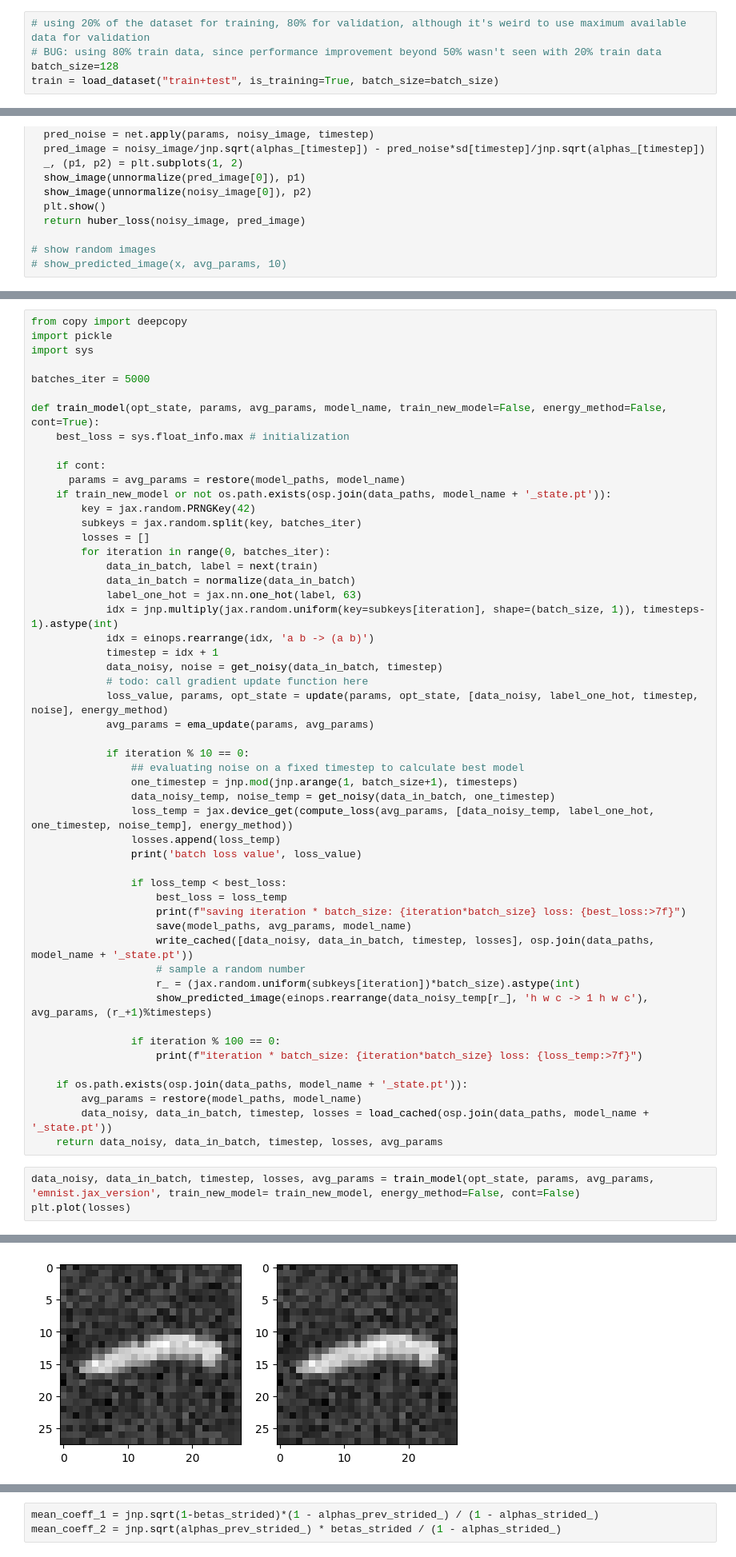
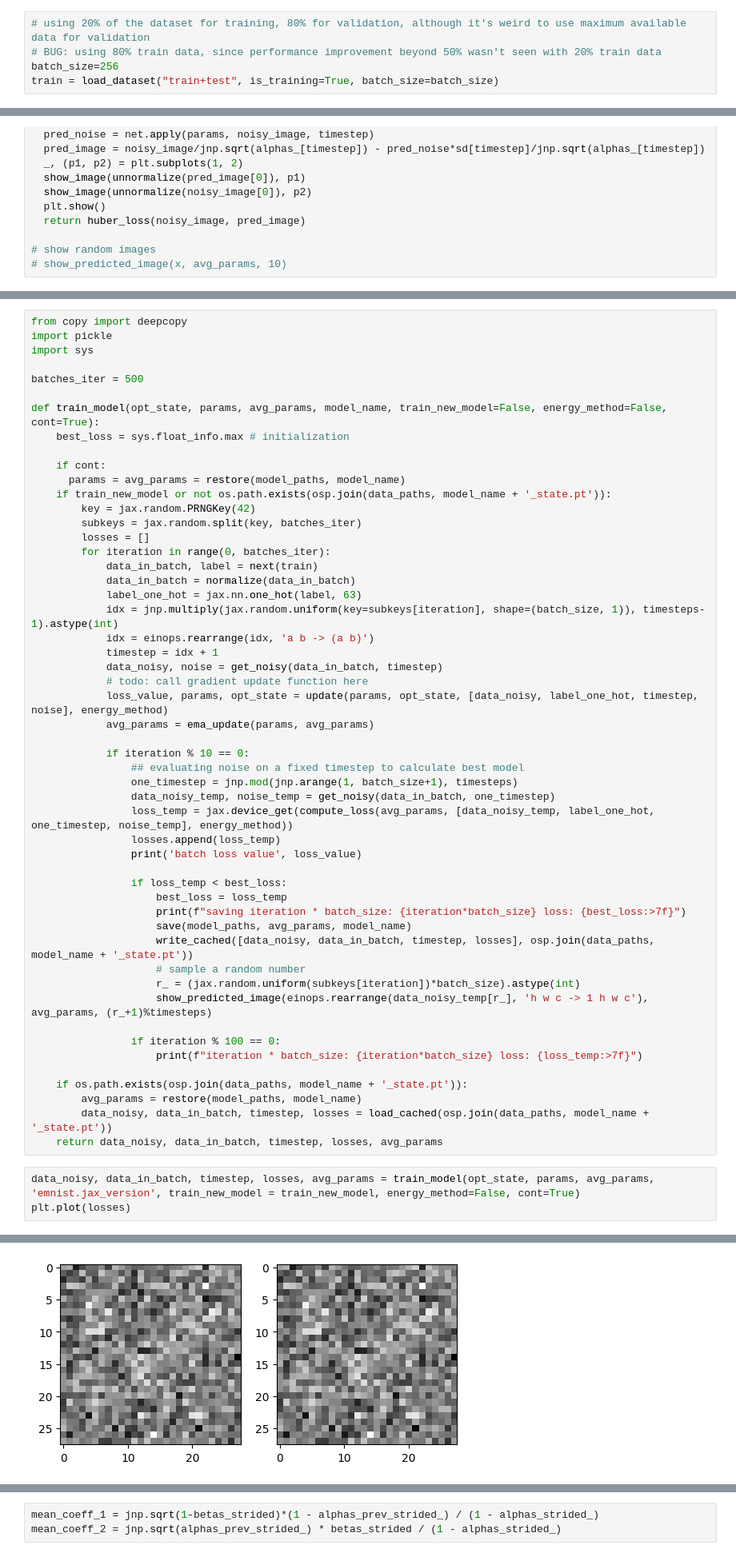
Before and after one commit to varun-ml/diffusion-models-tutorial, a Jupyter notebook: 5.EMNIST.diffusion_model.ipynb, the cells around one changed output, grey strips where cells are left out. Shown at 80% size. Drawn from its saved outputs; the diff is of its cells as text.

Commit message:
updating the emnist script

```diff
--- a/5.EMNIST.diffusion_model.ipynb
+++ b/5.EMNIST.diffusion_model.ipynb
@@ -276,7 +276,7 @@ def unnormalize(images):
 # %%
 # using 20% of the dataset for training, 80% for validation, although it's weird to use maximum available data for validation
 # BUG: using 80% train data, since performance improvement beyond 50% wasn't seen with 20% train data
-batch_size=128
+batch_size=256
 train = load_dataset("train+test", is_training=True, batch_size=batch_size)
 # %%
 %%capture
@@ -525,7 +525,7 @@ from copy import deepcopy
 import pickle
 import sys
 
-batches_iter = 5000
+batches_iter = 500
 
 def train_model(opt_state, params, avg_params, model_name, train_new_model=False, energy_method=False, cont=True):
     best_loss = sys.float_info.max # initialization
@@ -573,6 +573,6 @@ def train_model(opt_state, params, avg_params, model_name, train_new_model=False
         data_noisy, data_in_batch, timestep, losses = load_cached(osp.join(data_paths, model_name + '_state.pt'))
     return data_noisy, data_in_batch, timestep, losses, avg_params
 # %%
-data_noisy, data_in_batch, timestep, losses, avg_params = train_model(opt_state, params, avg_params, 'emnist.jax_version', train_new_model= train_new_model, energy_method=False, cont=False)
+data_noisy, data_in_batch, timestep, losses, avg_params = train_model(opt_state, params, avg_params, 'emnist.jax_version', train_new_model = train_new_model, energy_method=False, cont=True)
 plt.plot(losses)
 # %% [output]
@@ -589,3 +589,3 @@ time step for image 39
-[figure, old version]
+[figure, new version]
 <Figure size 200x200 with 0 Axes>
 <Figure size 200x200 with 0 Axes>
```
Also changed, not shown: parts of 16 cells of this notebook, 2 other files.
